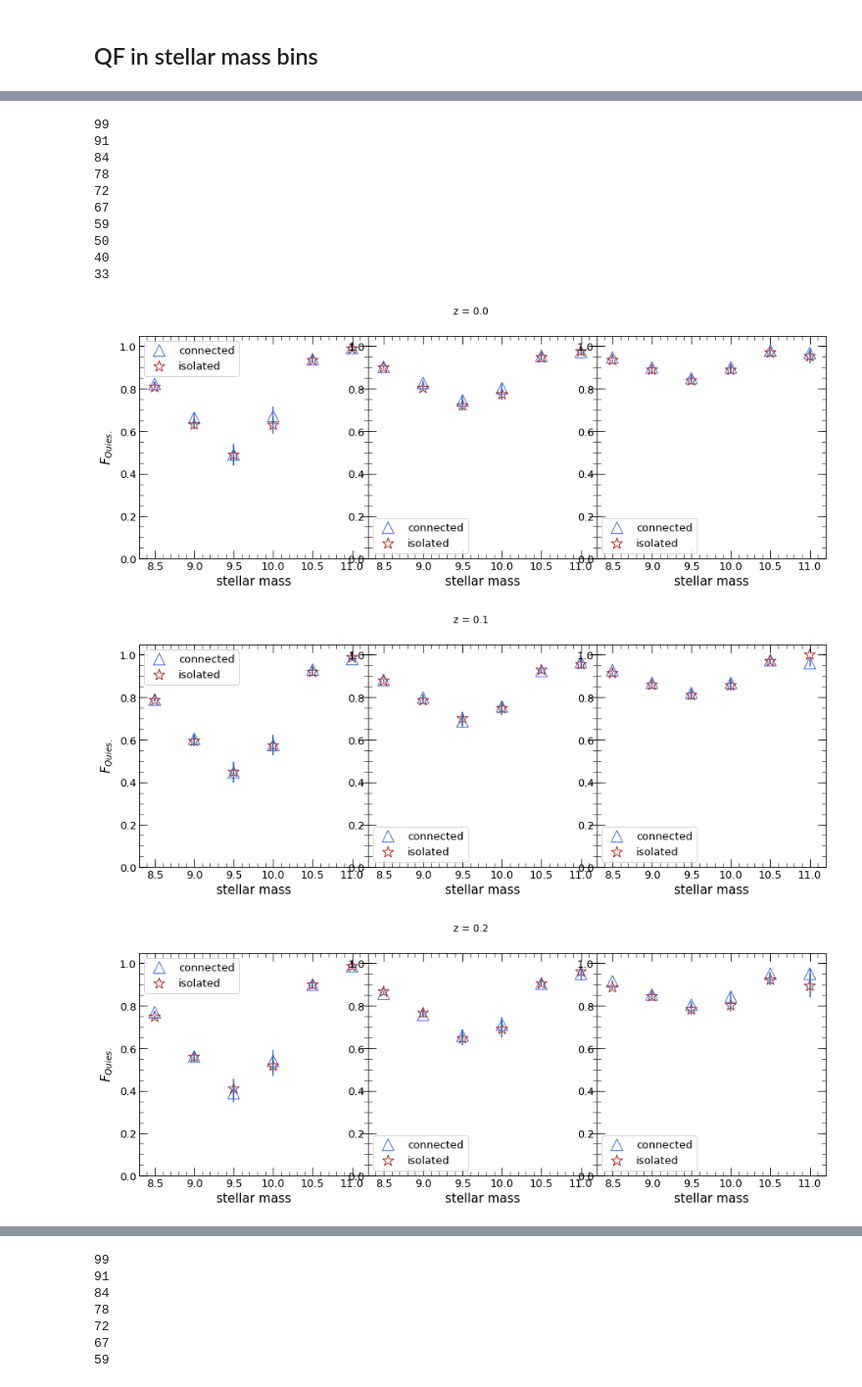
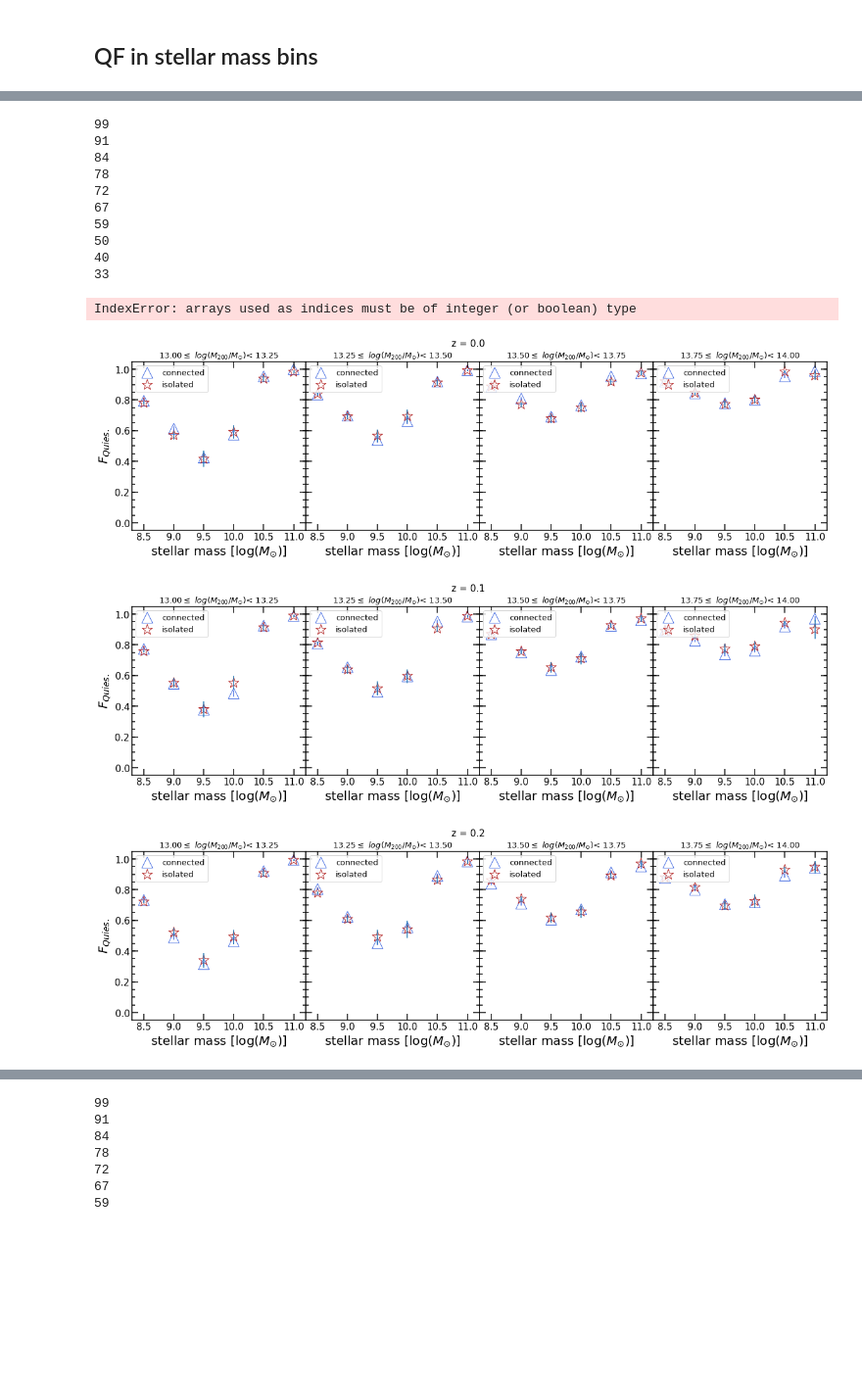
Before and after one commit to eunheeko/WFMinIllustrisTNG, a Jupyter notebook: SF_per_stellarmass.ipynb, the cells around one changed output, grey strips where cells are left out. Shown at 98% size. Saved outputs shown, nothing was run; the diff lists cells and outputs as text; code cells hidden in the pictures; blank space fills up the shorter version.

Commit message:
modify figure details

```diff
--- a/SF_per_stellarmass.ipynb
+++ b/SF_per_stellarmass.ipynb
@@ -98,17 +102,28 @@ for isnap, snap in enumerate(snaps_full):
     scale_factor = scale_factors[isnap]
     z = zs_full[isnap]
 
-    with h5py.File(f'./groups/grp_snap{snap}.hdf5', 'r') as f:
-        #binning the grps in halo mass
-        grp_m200 = f['Group_M_Crit200'][:] * 1e10 / 0.704
-        grp_r200 = f['Group_R_Crit200'][:]
-        grp_pos = f['GroupPos'][:]
+    grp_snap = il.groupcat.loadHalos(basePath, snap, fields=['Group_M_Crit200', 'Group_R_Crit200', 'GroupPos'])
 
-    with h5py.File(f'./subhalos/subs_{snap}.hdf5', 'r') as f:
-        MassInRad = f['SubhaloMassInRadType'][:, 4] * 1e10 / 0.704
-        SubhaloGrNr = f['SubhaloGrNr'][:]
-        SubhaloPos = f['SubhaloPos'][:]
+    grp_m200 = grp_snap['Group_M_Crit200'][:] * 1e10 / 0.704
+    grp_r200 = grp_snap['Group_R_Crit200'][:]
+    grp_pos = grp_snap['GroupPos'][:]
+
+    sub_snap = il.groupcat.loadSubhalos(basePath, snap, fields = ['SubhaloMassInRadType', 'SubhaloGrNr', 'SubhaloPos'])
+    MassInRad = sub_snap['SubhaloMassInRadType'][:, 4] * 1e10 / 0.704
+    SubhaloGrNr = sub_snap['SubhaloGrNr'][:]
+    SubhaloPos = sub_snap['SubhaloPos'][:]
+#     with h5py.File(f'./groups/grp_snap{snap}.hdf5', 'r') as f:
+#         #binning the grps in halo mass
+#         grp_m200 = f['Group_M_Crit200'][:] * 1e10 / 0.704
+#         grp_r200 = f['Group_R_Crit200'][:]
+#         grp_pos = f['GroupPos'][:]
+
+#     with h5py.File(f'./subhalos/subs_{snap}.hdf5', 'r') as f:
+#         MassInRad = f['SubhaloMassInRadType'][:, 4] * 1e10 / 0.704
+#         SubhaloGrNr = f['SubhaloGrNr'][:]
+#         SubhaloPos = f['SubhaloPos'][:]
 #         gal_mask = MassInRad >= 10**8.5
+
 
     halos = h5py.File(f'halo_structure_{snap:03d}.hdf5')
 
@@ -145,8 +160,8 @@ for isnap, snap in enumerate(snaps_full):
     num_mems_twice = [len(x) for x in mem_ids_twice]
     num_mems_twice = np.array(num_mems_twice)
 
-    isomask = fofs <= 0.06
-    conmask = fofs > 0.06
+    isomask = fofs <= np.median(fofs)
+    conmask = fofs > np.median(fofs)
 
 #     mem_ids = np.array(mem_ids, dtype = object)
 #     mem_ids_twice = np.array(mem_ids_twice, dtype = object)
@@ -172,9 +187,9 @@ for isnap, snap in enumerate(snaps_full):
         fq_con_med_hm = []
         fq_con_std_hm = []
 
-        for hm in np.arange(13, 14.5, 0.5):
+        for hm in np.arange(13, 14.0, 0.25):
 
-            hmmask = (m200s >= 10**hm) & (m200s <= 10**(hm + 0.5))
+            hmmask = (m200s >= 10**hm) & (m200s <= 10**(hm + 0.25))
 
             ############ iso
             if np.any(hmmask & isomask):
@@ -212,7 +227,7 @@ for isnap, snap in enumerate(snaps_full):
                 mem_con_mask = np.isin(sm_id, con_id)
                 cons = sm_id[mem_con_mask]
 
-                sfr_idx = [np.where(SFRs[f'Snapshot_{snap}']['SubfindID'][:] == x)[0] for x in cons]
+                sfr_idx = [np.where(SFRs[f'Snapshot_{snap}']['SubfindID'][:] == x)[0][0] for x in cons]
                 sfr_idx = np.array(sfr_idx)
                 sfrs = SFRs[f'Snapshot_{snap}']['SFR_MsunPerYrs_in_InRad_200Myrs'][:][sfr_idx]
 
@@ -245,56 +260,63 @@ for isnap, snap in enumerate(snaps_full):
     fq_con_med = np.array(fq_con_med)
     fq_con_std = np.array(fq_con_std)
 
-    fig, ax = plt.subplots(1, 3, figsize = (15, 5))
+    fig, ax = plt.subplots(1, 4, figsize = (20, 5), sharex = True, sharey = True)
     fig.subplots_adjust(wspace = 0)
 
     ##
-
-    for a in range(3):
-        ax[a].scatter(sm_range, fq_con_med[:, a], label = 'connected', marker = '^', edgecolor = 'royalblue', facecolor = 'none', s = 200)
+    hms = np.arange(13.0, 14.0, 0.25)
+    for a in range(4):
+        ax[a].scatter(sm_range, fq_con_med[:, a], label = 'connected', marker = '^', edgecolor = 'royalblue', facecolor = 'none', s = 300)
         ax[a].errorbar(sm_range, fq_con_med[:, a], yerr = fq_con_std[:, a], linestyle = '', color = 'royalblue')
 
-        ax[a].scatter(sm_range, fq_iso_med[:, a], label = 'isolated', marker = '*', edgecolor = 'firebrick', facecolor = 'none', s = 200)
+        ax[a].scatter(sm_range, fq_iso_med[:, a], label = 'isolated', marker = '*', edgecolor = 'firebrick', facecolor = 'none', s = 300)
         ax[a].errorbar(sm_range, fq_iso_med[:, a], yerr = fq_iso_std[:, a], linestyle = '')
 
-        ax[a].legend(fontsize = 13)
+        ax[a].legend(loc = 'upper left', fontsize = 15)
 
-        ax[a].set_xlabel('stellar mass', fontsize = 15)
+        ax[a].set_xlabel('stellar mass [log($M_{\odot}$)]', fontsize = 20)
 
         if a == 0:
-            ax[a].set_ylabel(r'$F_{Quies.}$', fontsize = 15)
+            ax[a].set_ylabel(r'$F_{Quies.}$', fontsize = 20)
         else:
             pass
 
-        ax[a].set_ylim(0.0, 1.05)
+        ax[a].set_xlim(8.3, 11.2)
+        ax[a].set_ylim(-0.05, 1.05)
 
-#         ax[im].xaxis.set_major_locator(MultipleLocator(0.02))
+        ax[a].xaxis.set_major_locator(MultipleLocator(0.5))
         ax[a].yaxis.set_major_locator(MultipleLocator(0.2))
 
-        ax[a].xaxis.set_minor_locator(AutoMinorLocator())
+#         ax[a].xaxis.set_minor_locator(AutoMinorLocator())
         ax[a].yaxis.set_minor_locator(AutoMinorLocator())
 
-        ax[a].tick_params(which = 'major', length = 10, direction = 'in', labelsize = 13)
-        ax[a].tick_params(which = 'minor', length = 5, direction = 'in', labelsize = 13)
+        ax[a].tick_params(which = 'major', length = 10, direction = 'in', labelsize = 15, width = 1.5)
+        ax[a].tick_params(which = 'minor', length = 5, direction = 'in', labelsize = 15, width = 1.5)
 
         ax[a].xaxis.set_ticks_position('both')
         ax[a].yaxis.set_ticks_position('both')
 
+        for sp in ['top', 'bottom', 'left', 'right']:
+            ax[a].spines[sp].set_linewidth(1.5)
+
+        ax[a].set_title(f'{hms[a]:.2f}' + r'$\leq$ $log(M_{200}/M_{\odot})$' + f'< {hms[a]+0.25:.2f}', fontsize = 13)
+
 #     fig.tight_layout()
-    fig.suptitle(f'z = {z:.1f}')
+    fig.suptitle(f'z = {z:.1f}', fontsize = 15)
 
     fig.savefig(f'./figs/stellarmass_{z:.1f}.png')
 # %% [output]
 99
 91
 84
 78
 72
 67
 59
 50
 40
 33
+IndexError: arrays used as indices must be of integer (or boolean) type
-[figure, old version]
+[figure, new version]
-[figure, old version]
+[figure, new version]
-[figure, old version]
+[figure, new version]
```
Also changed, not shown: parts of 7 cells of this notebook, 2 other files.
